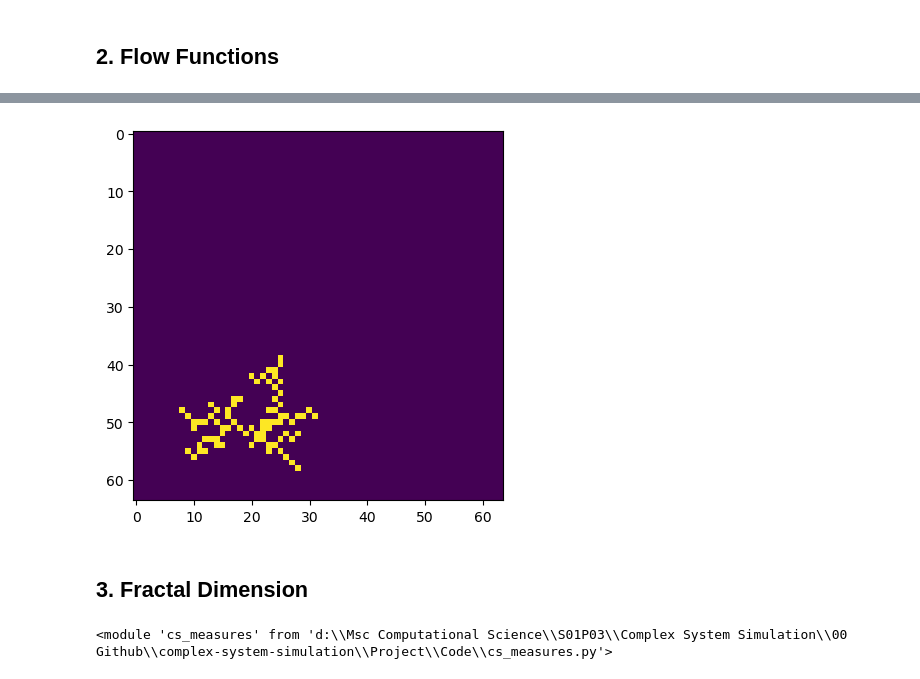
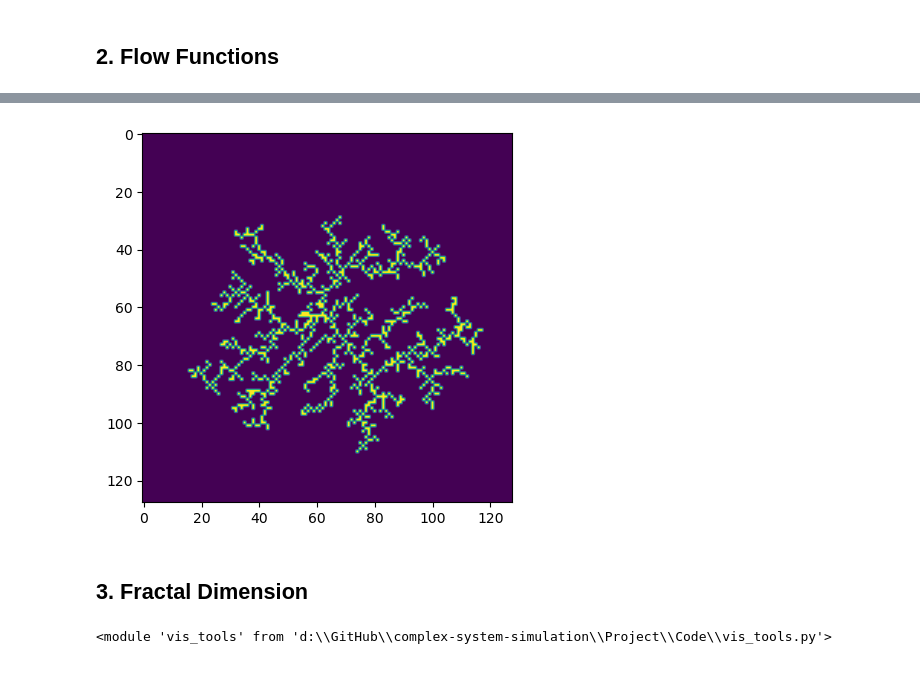
Before and after one commit to mboyan/complex-system-simulation, a Jupyter notebook: Project/Code/ProjectNotebook.ipynb, the cells around one changed output, grey strips where cells are left out. Cells and saved outputs as stored; diff of their text form; code cells hidden in the pictures.

Commit message:
Test plots

```diff
--- a/Project/Code/ProjectNotebook.ipynb
+++ b/Project/Code/ProjectNotebook.ipynb
@@ -22,45 +22,46 @@ reload(dm)
 # %%
 # Time / space parameters
-size = 64
-steps = 200#0
+size = 128
+steps = 1000
 
 # Initialize lattice
-seeds = np.array([(49, 25)])
+seeds = np.array([(int(size*0.5), int(size*0.5))])
 lattice = dm.init_lattice(size, seeds)
 
 # Initialize particles
 particle_density = 0.1
 particles = dm.init_particles(lattice, particle_density)
 
 # Arrays for storing time frames
 lattice_frames = np.empty((steps, size, size))
 particles_frames = np.empty_like(lattice_frames)
 
 current_lattice = np.array(lattice)
 current_particles = np.array(particles)
 for step in range(steps):
 
     # Record current state
     lattice_frames[step] = np.array(current_lattice)
     particles_frames[step] = dm.particles_to_lattice(current_particles, size)
 
     # Move particles
     current_particles = dm.move_particles_diffuse(current_particles, current_lattice, periodic=(False, True), moore=True)
 
     # Aggregate particles
     current_lattice, current_particles = dm.aggregate_particles(current_particles, current_lattice, None, periodic=(False, True), moore=True)
     # print(f"step {step}: {current_lattice}")
 
 vt.animate_lattice_2D(lattice_frames, interval=10)
 # %% [output]
 [interactive output not drawn]
-[figure, old version]
+[figure, new version]
 # %% [markdown]
 ## 3. Fractal Dimension
 # %%
 # Reload module
 reload(cm)
+reload(vt)
 # %% [output]
-<module 'cs_measures' from 'd:\\Msc Computational Science\\S01P03\\Complex System Simulation\\00 Github\\complex-system-simulation\\Project\\Code\\cs_measures.py'>
+<module 'vis_tools' from 'd:\\GitHub\\complex-system-simulation\\Project\\Code\\vis_tools.py'>
 # %%
 print(current_lattice.shape[0])
```
Also changed, not shown: parts of 2 cells of this notebook, 2 other files.
